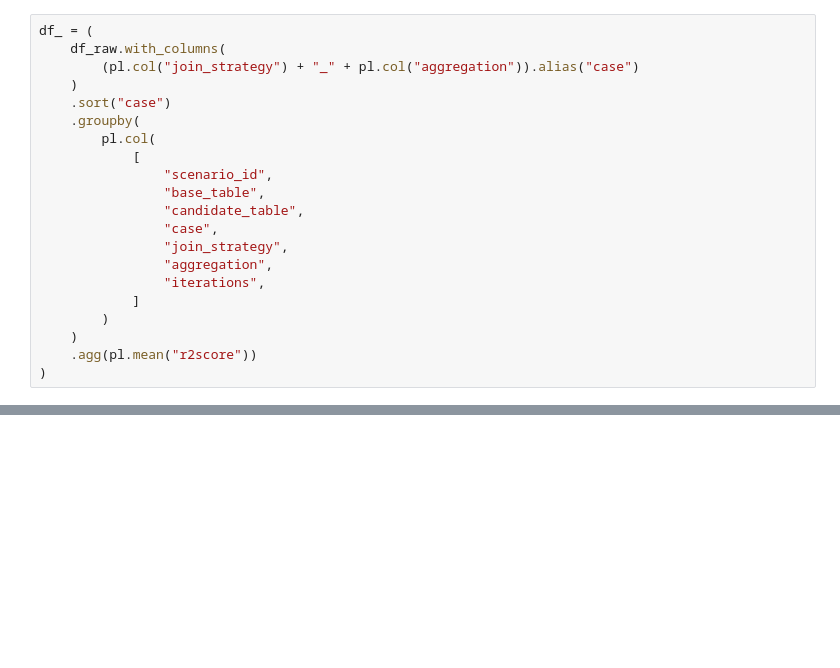
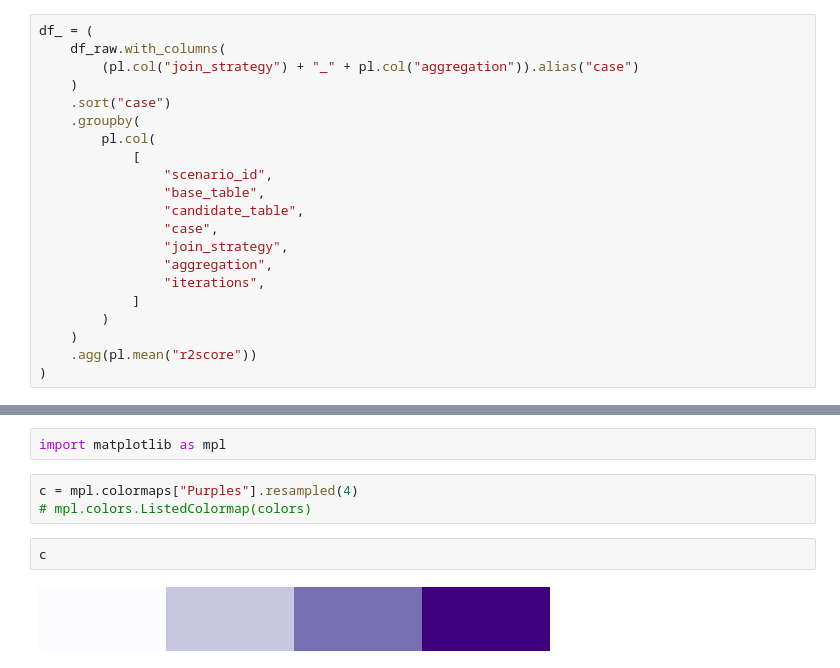
Before and after one commit to rcap107/retrieve-merge-predict, a Jupyter notebook: notebooks/Study candidate runs.ipynb, the cells around one changed output, grey strips where cells are left out. Saved outputs shown, nothing was run; the diff lists cells and outputs as text; blank space fills up the shorter version.

```diff
--- a/notebooks/Study candidate runs.ipynb
+++ b/notebooks/Study candidate runs.ipynb
@@ -206,0 +207,9 @@ g = sns.catplot(
+# %%
+import matplotlib as mpl
+# %%
+c = mpl.colormaps["Purples"].resampled(4)
+# mpl.colors.ListedColormap(colors)
+# %%
+c
+# %% [output]
+[figure, added]
```
Also changed, not shown: parts of 17 cells of this notebook.
